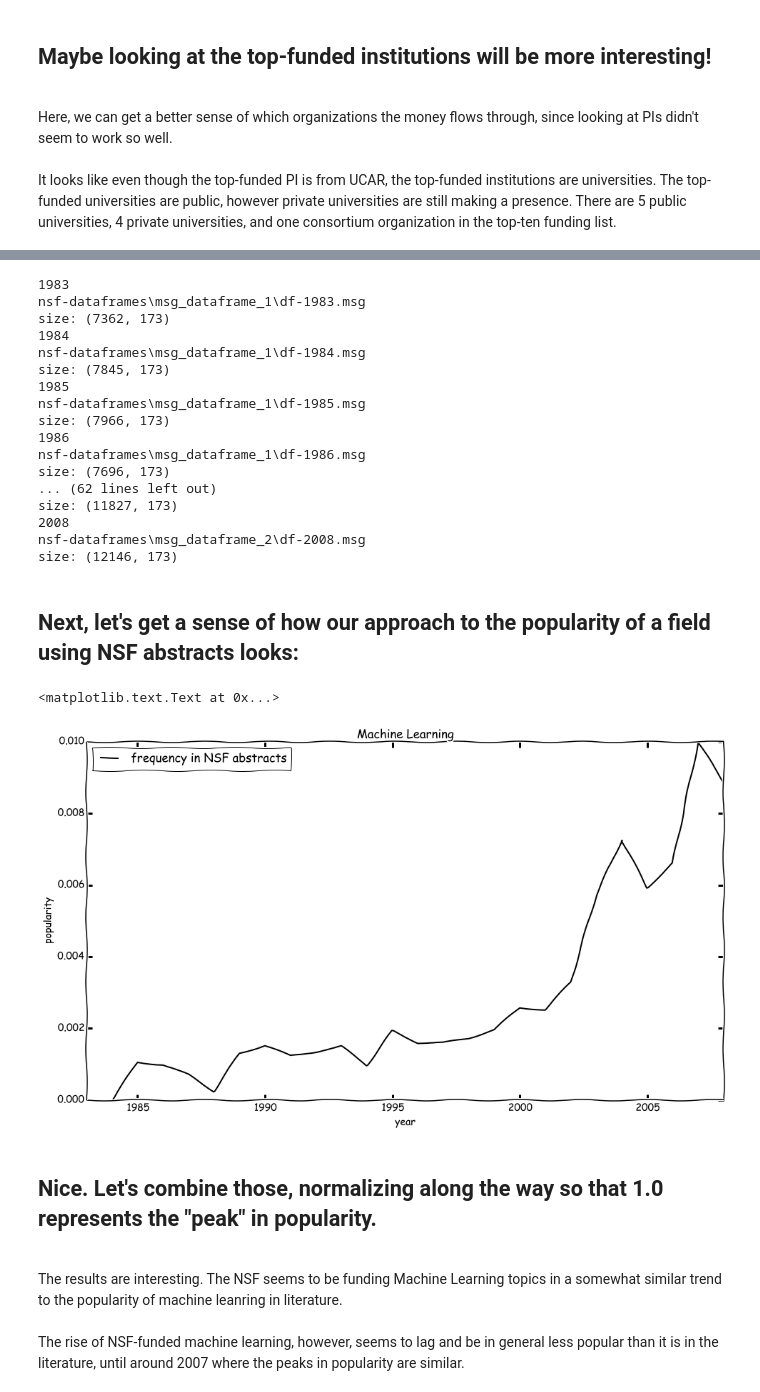
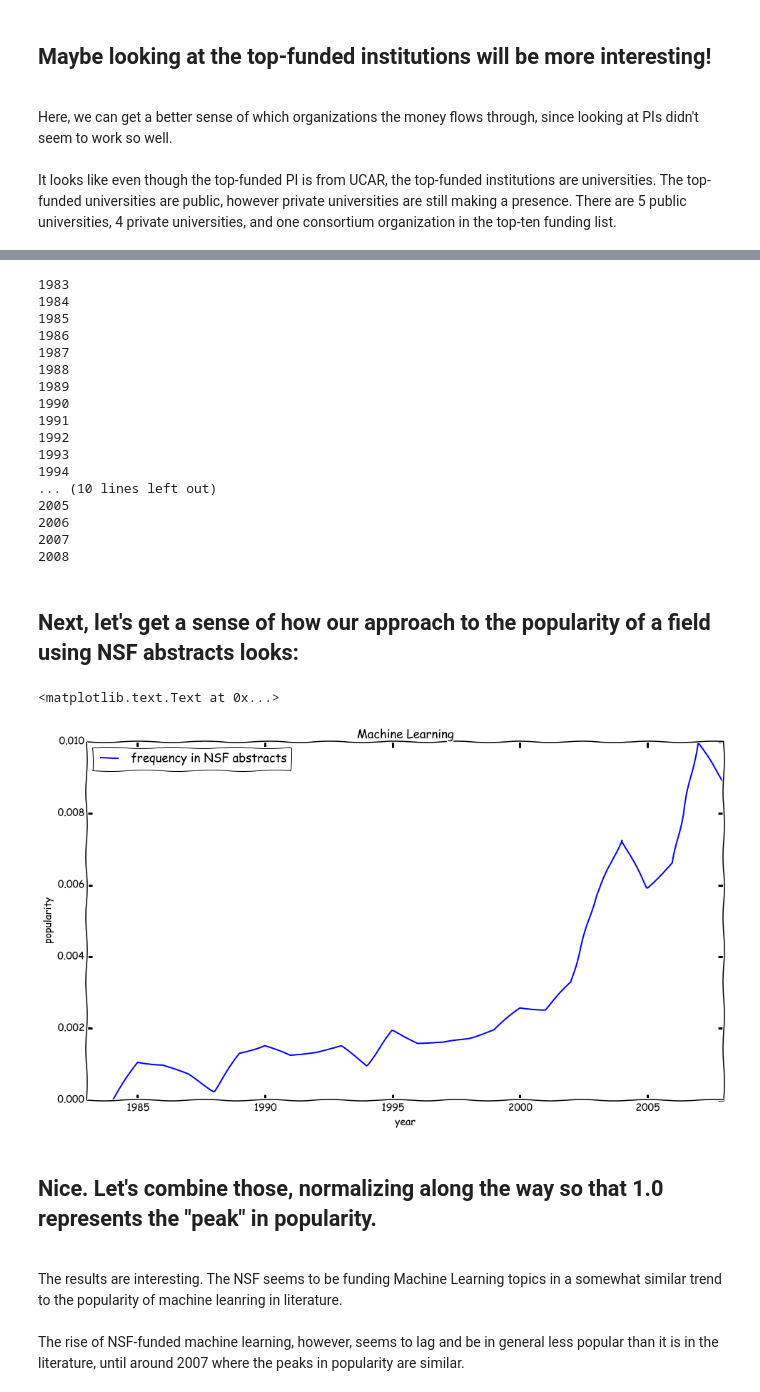
Before and after one commit to realmichaelzyy/cs249project, a Jupyter notebook: MarksTestNotebook.ipynb, the cells around one changed output, grey strips where cells are left out. Saved outputs shown, nothing was run; the diff lists cells and outputs as text; code cells hidden in the pictures.

```diff
--- a/MarksTestNotebook.ipynb
+++ b/MarksTestNotebook.ipynb
@@ -226,0 +362,24 @@ We'll gather the top 10 public and top 10 private universities as they are ranke
+# %%
+for i in range(len(topPublicList)):
+    topPublic[topPublicList[i]] = int(topPublic[topPublicList[i]]/float(publicSizes[i]*1000))
+
+for i in range(len(topPrivateList)):
+    topPrivate[topPrivateList[i]] = int(topPrivate[topPrivateList[i]]/float(privateSizes[i]*1000))
+
+#topPublic.sort()
+#topPrivate.sort()
+
+#topPublic = pd.DataFrame(topPublic)
+#topPublic['type'] = 'public'
+
+#topPrivate = pd.DataFrame(topPrivate)
+#topPrivate['type'] = 'private'
+topAll = pd.concat([topPublic,topPrivate])
+topAll.sort()
+#pd.concat([topPublic, topPrivate]).reset_index().set_index(['type','DoingBusinessAsName'])#.sort('award')#.unstack(0).plot(kind="bar")
+fig = plt.Figure()
+ax = plt.subplot(111)
+ax.bar(list(range(len(topAll))), list(topAll.values), color=map(lambda x: 'b' if x in topPublic else 'g' , topAll.index))
+plt.xticks(numpy.arange(len(topAll))+0.5, topAll.index.values, rotation='vertical')
+ax.set_ylabel('Funding per faculty member (in Thousands)', fontsize=14)
+ax.set_title('Normalized Funding for top Public(Blue) vs Private(Green) universities')
@@ -234,7 +402,7 @@ We'll gather the top 10 public and top 10 private universities as they are ranke
 #seems to require spoofing a browser, and logging into a google account before retrieving data..
 #we will opt for google ngrams, as seen below.
 #============================================================================
-QUERY_TERMS = ['machine%20learning']
+QUERY_TERMS = ['computer%20vision']
 import json
 import re
 import urllib2
@@ -271,8 +439,8 @@ QUERY = 'http://www.google.com/trends/fetchComponent?q=%s&cid=TIMESERIES_GRAPH_0
 response = br.open('https://accounts.google.com/ServiceLogin?hl=en&continue=https://www.google.com/')
 forms = mechanize.ParseResponse(response)
 form = forms[0]
-form['Email'] = 'msinmontoya'
-form['Passwd'] = 'yoloswag420'
+form['Email'] = '***'
+form['Passwd'] = '***'
 response = br.open(form.click())
 
 time.sleep(2)
@@ -346,56 +510,56 @@ for path in yobs:
     #only select years within the range defined above
     if year >= dateRange[0] and year <= dateRange[1]:
         print(year)
-        print(path)
-        df = pd.read_pickle(path)
+        #print(path)
+        df = pd.read_pickle(path)#
         df['year'] = year
         #make the column names simpler (remove punctuation, spaces, etc)
         df.rename(columns=lambda x: re.sub("\\W","",x), inplace=True)
         pieces.append(df)
-        print('size: '+str(df.shape))
+        #print('size: '+str(df.shape))
 
 #now, "pieces" contains each year.
 # %% [output]
 1983
-nsf-dataframes\msg_dataframe_1\df-1983.msg
-size: (7362, 173)
 1984
-nsf-dataframes\msg_dataframe_1\df-1984.msg
-size: (7845, 173)
 1985
-nsf-dataframes\msg_dataframe_1\df-1985.msg
-size: (7966, 173)
 1986
-nsf-dataframes\msg_dataframe_1\df-1986.msg
-size: (7696, 173)
-... (62 lines left out)
-size: (11827, 173)
+1987
+1988
+1989
+1990
+1991
+1992
+1993
+1994
+... (10 lines left out)
+2005
+2006
+2007
 2008
-nsf-dataframes\msg_dataframe_2\df-2008.msg
-size: (12146, 173)
 # %% [markdown]
 ## Next, let's get a sense of how our approach to the popularity of a field using NSF abstracts looks:
 # %%
 def getFreqCount(term, pieces):
     freq = []
     for i in range(len(pieces)):
         abstracts = pieces[i].abstractnarration.dropna()
         count = abstracts.apply(lambda x : 1 if term.lower() in x.lower() else 0).tolist().count(1)
         normct = float(count) / float(len(abstracts))
         freq.append(normct)
     return freq
 
 #simple example, NSF funding for hurricane
 freq = getFreqCount('Machine Learning', pieces)
 df = pd.DataFrame(freq, columns=['frequency in NSF abstracts'])
 df['year'] = range(1983,2009)
 df.set_index('year',inplace=True)
-df.plot(xlim=(1983,2008), colormap="gray")
+df.plot(xlim=(1983,2008))
 pylab.title('Machine Learning')
 pylab.ylabel('popularity')
 # %% [output]
 <matplotlib.text.Text at 0x...>
-[figure, old version]
+[figure, new version]
 # %% [markdown]
 ## Nice. Let's combine those, normalizing along the way so that 1.0 represents the "peak" in popularity.<br>
 <br>
```
Also changed, not shown: parts of 22 cells of this notebook, 1 other file.
